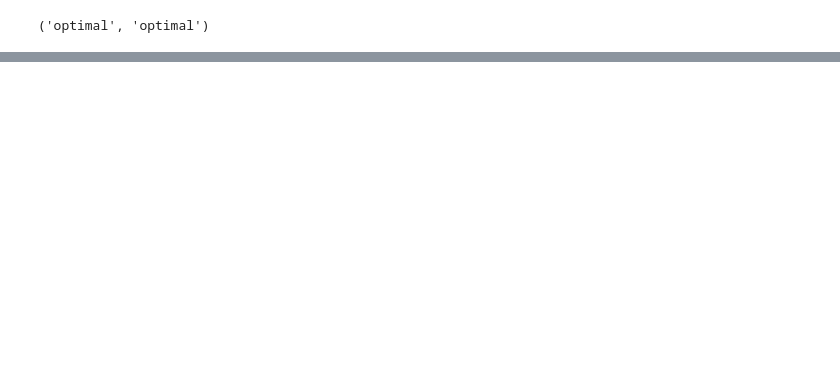
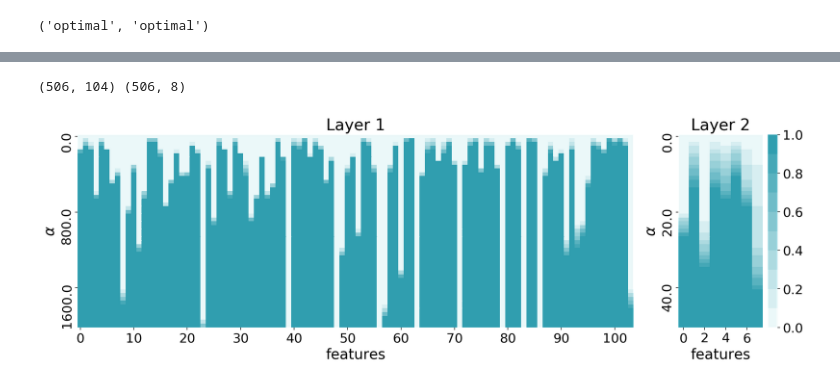
Before and after one commit to Intelligent-Systems-Phystech/2018-Isachenko-QPFSNewton, a Jupyter notebook: code/NNQPFS_v1.ipynb, the cells around one changed output, grey strips where cells are left out. Drawn from its saved outputs; the diff is of its cells as text; code cells hidden in the pictures; blank space fills up the shorter version.

```diff
--- a/code/NNQPFS_v1.ipynb
+++ b/code/NNQPFS_v1.ipynb
@@ -136,7 +143,7 @@ def train(net, X_train, y_train, X_test, y_test, batch_size, n_epoch, optimizer_
         print('Current loss: %f' % loss)
     return loss_history
 # %%
-n_hidden = 5
+n_hidden = 8
 
 net = nn.Sequential()
 net.add(nn.Linear(n_features, n_hidden))
@@ -164,0 +168,60 @@ display
+# %%
+J1 = np.zeros([n_samples, n_features * n_hidden])
+J2 = np.zeros([n_samples, n_hidden * 1])
+for i, (x_batch, y_batch) in enumerate(get_batches((X, y), batch_size=1, shuffle=False)):
+    pred = net.forward(x_batch)
+    loss = criterion.forward(pred, y_batch)
+
+    dp = criterion.backward(pred, y_batch)
+    net.backward(x_batch, dp)
+    J1[i, :] = net.modules[0].gradW.ravel('F')
+    J2[i, :] = net.modules[2].gradW.ravel('F')
+
+print(J1.shape, J2.shape)
+# %% [output]
+(506, 104) (506, 8)
+# %%
+# Correlation
+plt.figure(figsize=(15, 5))
+ax1 = plt.subplot2grid((1, 5), (0, 0), colspan=4)
+ax2 = plt.subplot2grid((1, 5), (0, 4))
+
+fs_corr.get_Qb(J1, y)
+z_scores = []
+alphas = np.linspace(0, 2000, 51)
+
+for alpha in alphas:
+    fs_corr.alpha = alpha
+    fs_corr.solve_problem()
+    z_scores.append(fs_corr.score)
+
+z_scores_corr = pd.DataFrame(z_scores, index=alphas)
+
+sns.heatmap(z_scores_corr, yticklabels=20, xticklabels=10, cmap=cmap, vmin=0., vmax=1., ax=ax1, cbar=False)
+ax1.set_title('Layer 1')
+ax1.set_xlabel('features')
+ax1.set_ylabel(r'$\alpha$')
+
+fs_corr.get_Qb(J2, y)
+z_scores = []
+alphas = np.linspace(0, 50, 51)
+
+for alpha in alphas:
+    fs_corr.alpha = alpha
+    fs_corr.solve_problem()
+    z_scores.append(fs_corr.score)
+
+z_scores_corr = pd.DataFrame(z_scores, index=alphas)
+
+sns.heatmap(z_scores_corr, yticklabels=20, vmin=0., vmax=1., cmap=cmap, ax=ax2)
+ax2.set_title('Layer 2')
+ax2.set_xlabel('features')
+ax2.set_ylabel(r'$\alpha$')
+
+plt.subplots_adjust()
+plt.tight_layout()
+
+plt.savefig('figs/qpfs_nn_corr_wrt_alpha.eps', format='eps')
+plt.show()
+# %% [output]
+[figure, added]
```
Also changed, not shown: parts of 9 cells of this notebook, 5 other files.
